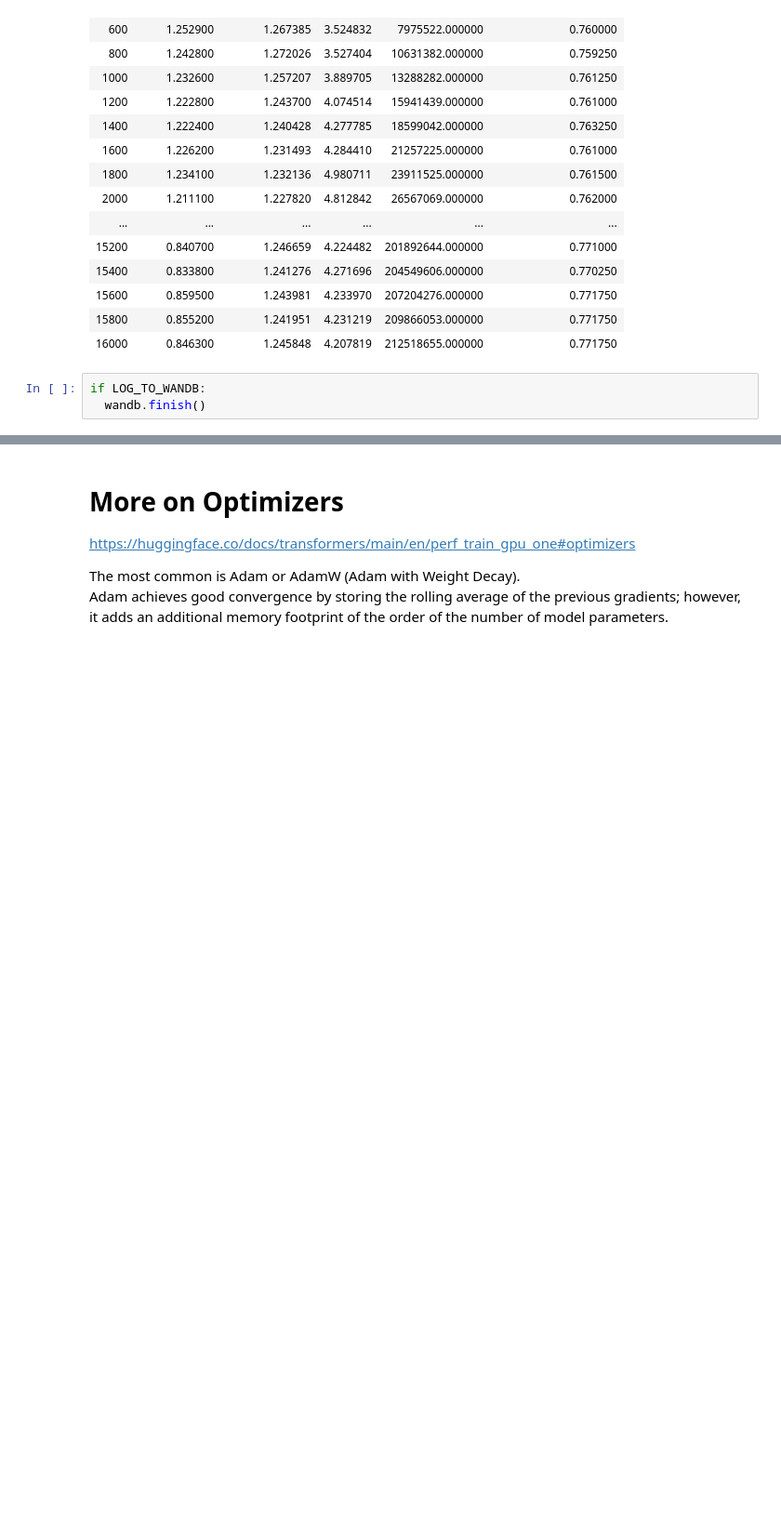
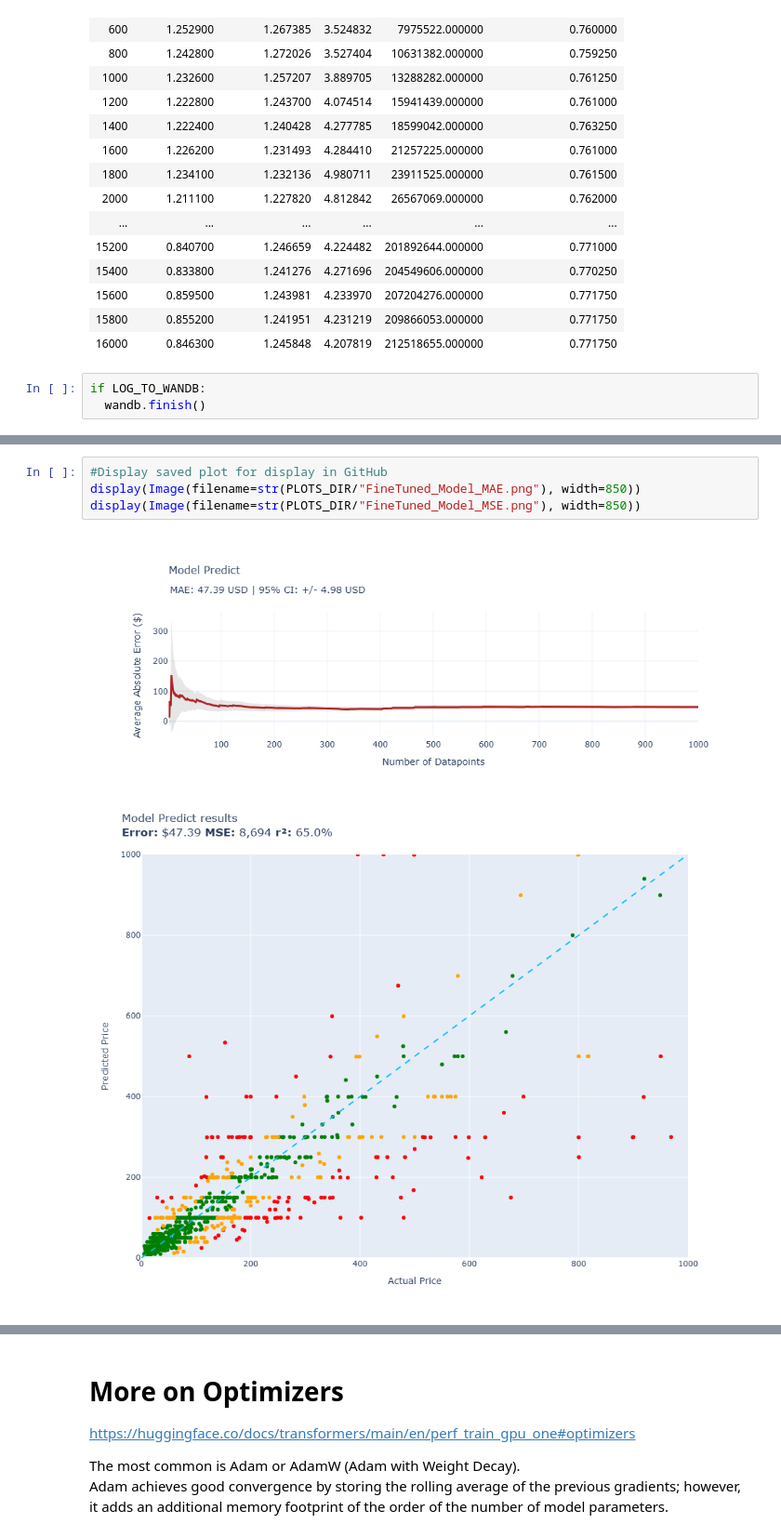
Before and after one commit to Don4141/ProductPriceAI, a Jupyter notebook: Training_OpenSource_Model.ipynb, the cells around one changed output, grey strips where cells are left out. Shown at 93% size. Drawn from its saved outputs; the diff is of its cells as text; blank space fills up the shorter version.

```diff
--- a/Training_OpenSource_Model.ipynb
+++ b/Training_OpenSource_Model.ipynb
@@ -602,0 +729,7 @@ if LOG_TO_WANDB:
+# %%
+#Display saved plot for display in GitHub
+display(Image(filename=str(PLOTS_DIR/"FineTuned_Model_MAE.png"), width=850))
+display(Image(filename=str(PLOTS_DIR/"FineTuned_Model_MSE.png"), width=850))
+# %% [output]
+[figure, added]
+[figure, added]
```
Also changed, not shown: parts of 24 cells of this notebook.
